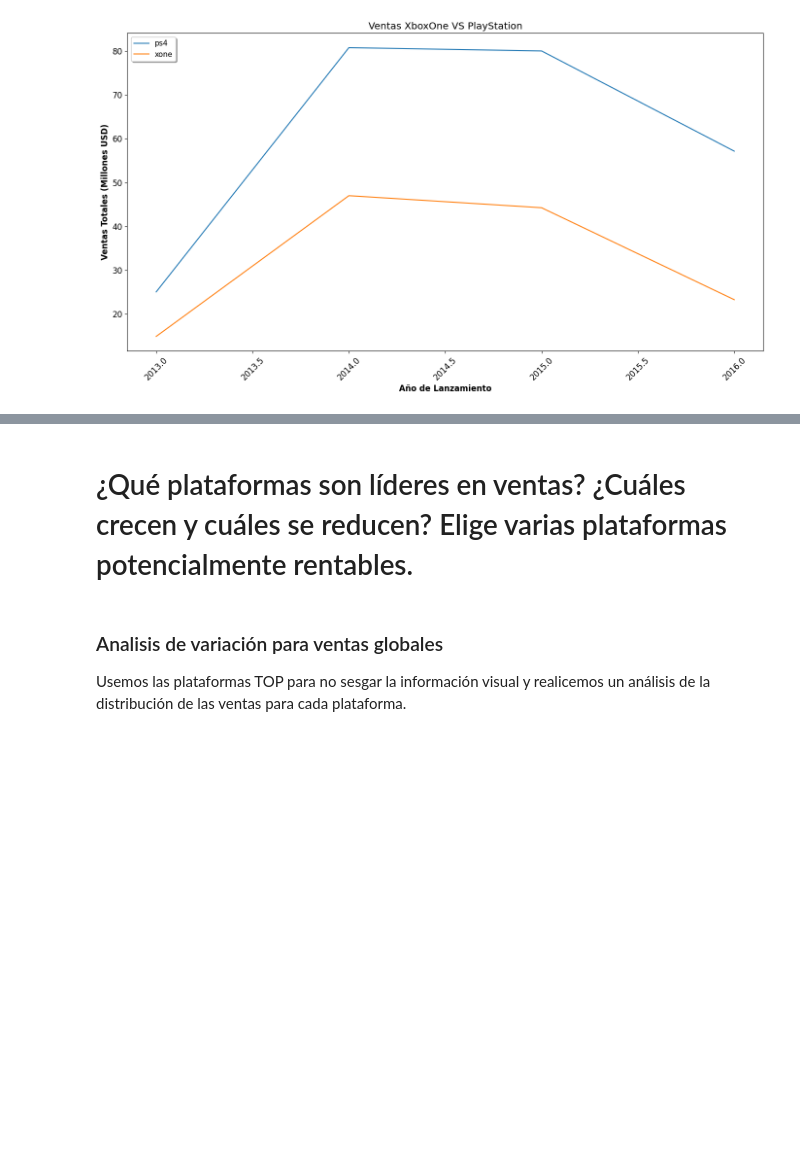
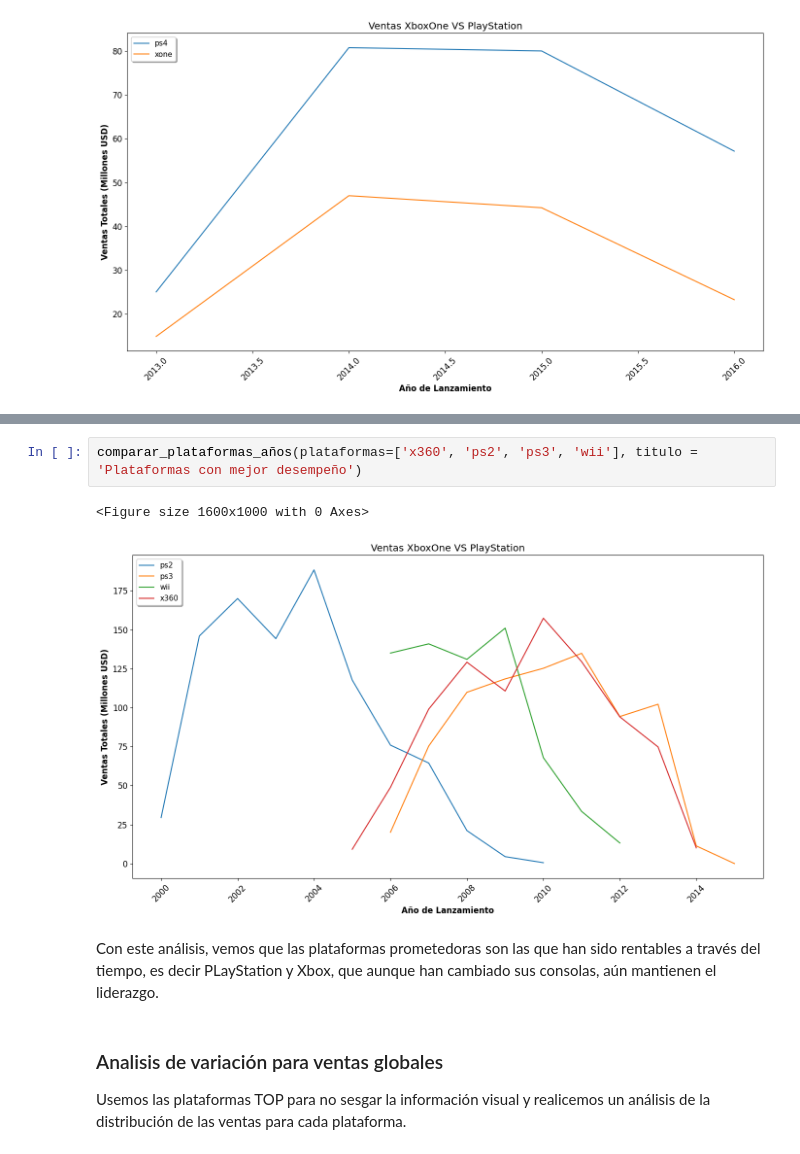
Before and after one commit to ma280113/TripleTen, a Jupyter notebook: strint_6_proyect/notebook.ipynb, the cells around one changed output, grey strips where cells are left out. Drawn from its saved outputs; the diff is of its cells as text; blank space fills up the shorter version.

```diff
--- a/strint_6_proyect/notebook.ipynb
+++ b/strint_6_proyect/notebook.ipynb
@@ -634,5 +640,10 @@ comparar_plataformas_años(plataformas=['xone', 'ps4'], titulo = 'Ventas XboxOne
+# %%
+comparar_plataformas_años(plataformas=['x360', 'ps2', 'ps3', 'wii'], titulo = 'Plataformas con mejor desempeño')
+# %% [output]
+<Figure size 1600x1000 with 0 Axes>
+[figure, added]
 # %% [markdown]
-# ¿Qué plataformas son líderes en ventas? ¿Cuáles crecen y cuáles se reducen? Elige varias plataformas potencialmente rentables.
+Con este análisis, vemos que las plataformas prometedoras son las que han sido rentables a través del tiempo, es decir PLayStation y Xbox, que aunque han cambiado sus consolas, aún mantienen el liderazgo.
 # %% [markdown]
 ### Analisis de variación para ventas globales
 
```
Also changed, not shown: parts of 15 cells of this notebook.
